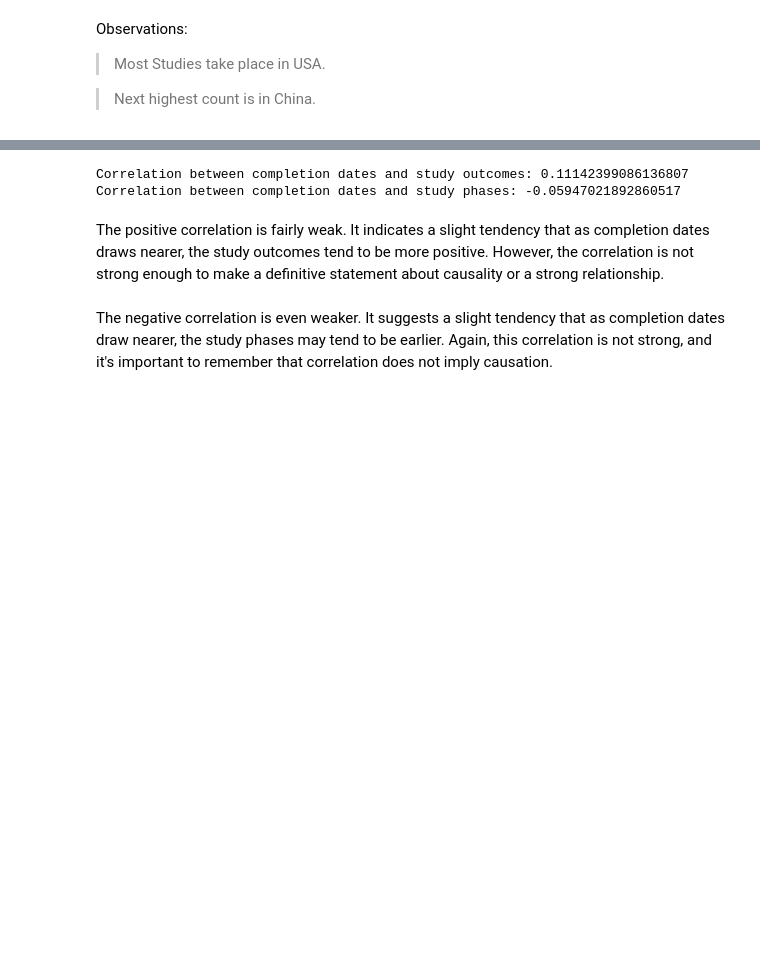
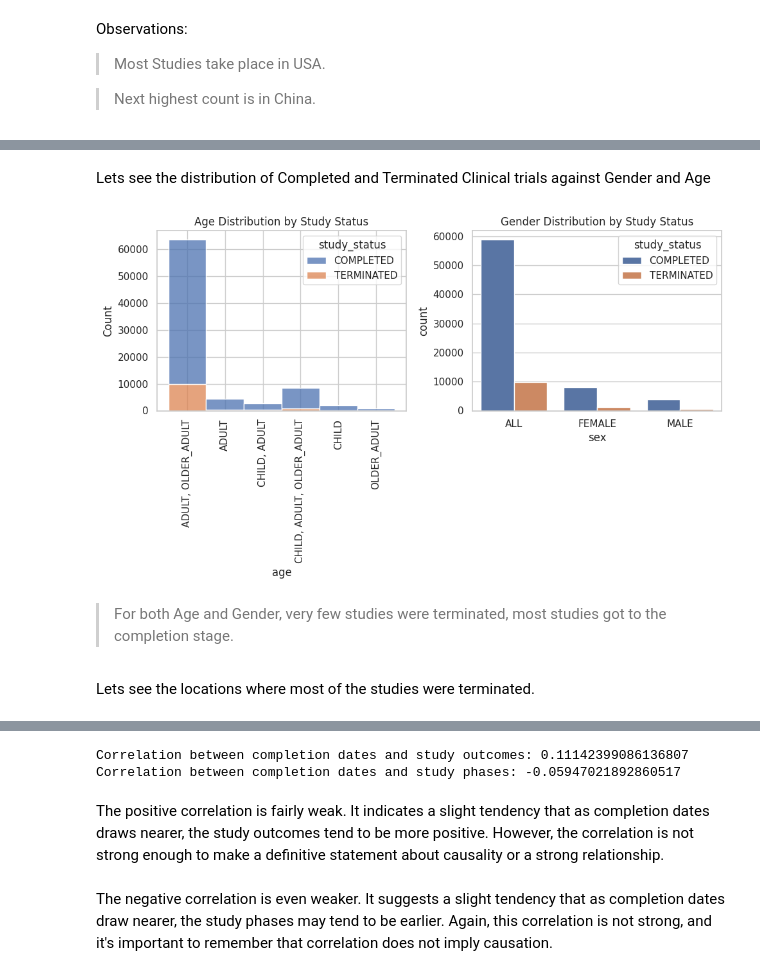
Before and after one commit to stogaja/clinical-trials, a Jupyter notebook: clinical_trials.ipynb, the cells around one changed output, grey strips where cells are left out. Cells and saved outputs as stored; diff of their text form; code cells hidden in the pictures; blank space fills up the shorter version.

```diff
--- a/clinical_trials.ipynb
+++ b/clinical_trials.ipynb
@@ -852,0 +800,31 @@ fig.show()
+# %% [markdown]
+Lets see the distribution of Completed and Terminated Clinical trials against Gender and Age
+# %%
+# lets filter completed and terminated trials
+completed_terminated_trials = df[df['study_status'].isin(['COMPLETED', 'TERMINATED'])]
+
+# lets set the style of the plots
+sns.set(style="whitegrid")
+
+# lets create subplots
+fig, axes = plt.subplots(nrows=1, ncols=2, figsize=(10, 6))
+
+# Plot age distribution by study status
+sns.histplot(data=completed_terminated_trials, x="age", hue="study_status", multiple="stack", ax=axes[0])
+axes[0].tick_params(axis='x', rotation=90)
+
+# Plot gender distribution by study status
+sns.countplot(data=completed_terminated_trials, x="sex", hue="study_status", ax=axes[1])
+axes[1].tick_params(axis='x', rotation=0)
+
+# Setting titles for subplots
+axes[0].set_title('Age Distribution by Study Status')
+axes[1].set_title('Gender Distribution by Study Status')
+plt.tight_layout()
+plt.show()
+# %% [output]
+[figure, added]
+# %% [markdown]
+> For both Age and Gender, very few studies were terminated, most studies got to the completion stage.
+# %% [markdown]
+Lets see the locations where most of the studies were terminated.
```
Also changed, not shown: parts of 12 cells of this notebook.
